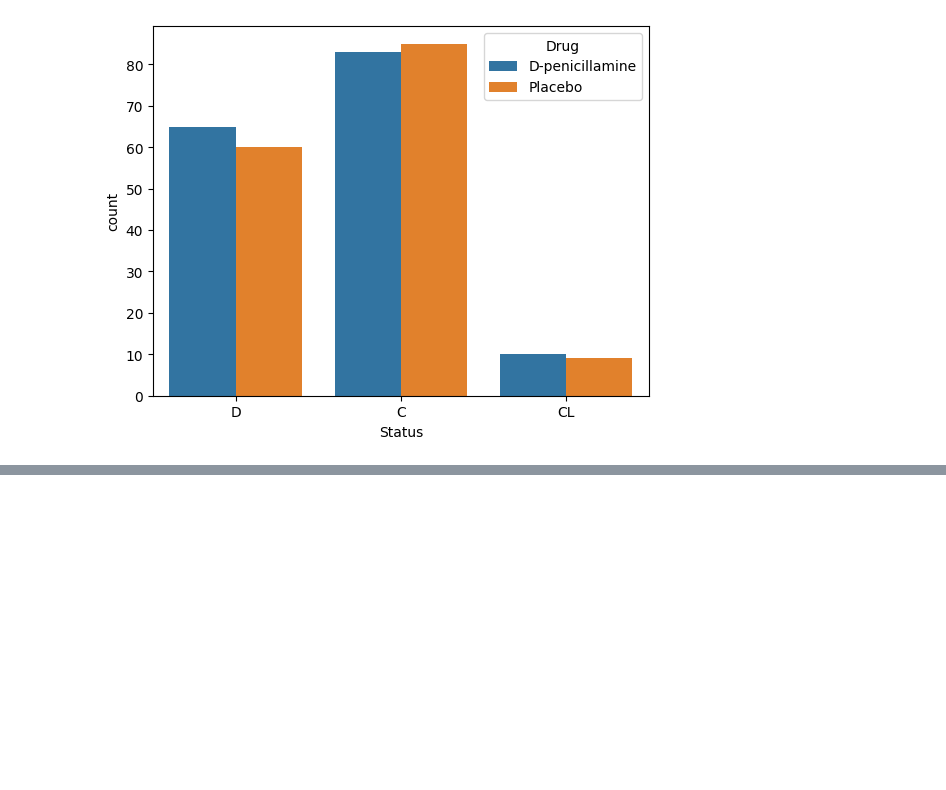
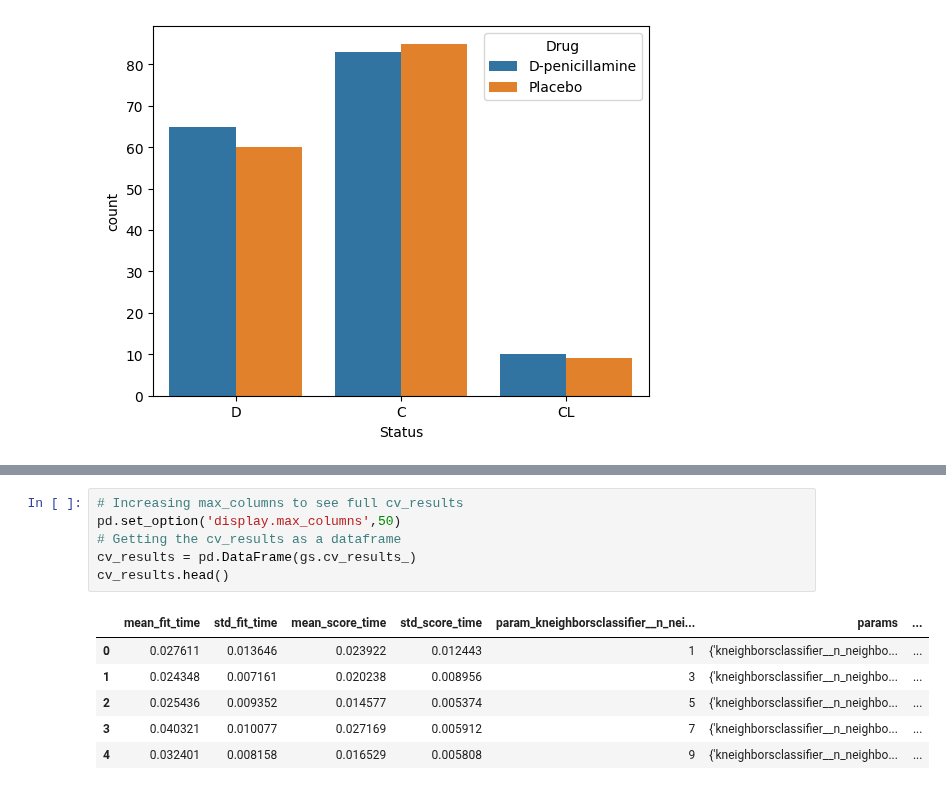
Before and after one commit to mvidales775/Project-2, a Jupyter notebook: Project_2.ipynb, the cells around one changed output, grey strips where cells are left out. Drawn from its saved outputs; the diff is of its cells as text; blank space fills up the shorter version.

```diff
--- a/Project_2.ipynb
+++ b/Project_2.ipynb
@@ -337,0 +547,13 @@ ax = sns.countplot(data=df, x='Status', hue='Drug')
+# %%
+# Increasing max_columns to see full cv_results
+pd.set_option('display.max_columns',50)
+# Getting the cv_results as a dataframe
+cv_results = pd.DataFrame(gs.cv_results_)
+cv_results.head()
+# %% [output]
+|  | mean_fit_time | std_fit_time | mean_score_time | std_score_time | param_kneighborsclassifier__n_nei... | params | ... |
+| 0 | 0.027611 | 0.013646 | 0.023922 | 0.012443 | 1 | {'kneighborsclassifier__n_neighbo... | ... |
+| 1 | 0.024348 | 0.007161 | 0.020238 | 0.008956 | 3 | {'kneighborsclassifier__n_neighbo... | ... |
+| 2 | 0.025436 | 0.009352 | 0.014577 | 0.005374 | 5 | {'kneighborsclassifier__n_neighbo... | ... |
+| 3 | 0.040321 | 0.010077 | 0.027169 | 0.005912 | 7 | {'kneighborsclassifier__n_neighbo... | ... |
+| 4 | 0.032401 | 0.008158 | 0.016529 | 0.005808 | 9 | {'kneighborsclassifier__n_neighbo... | ... |
```
Also changed, not shown: parts of 17 cells of this notebook.
